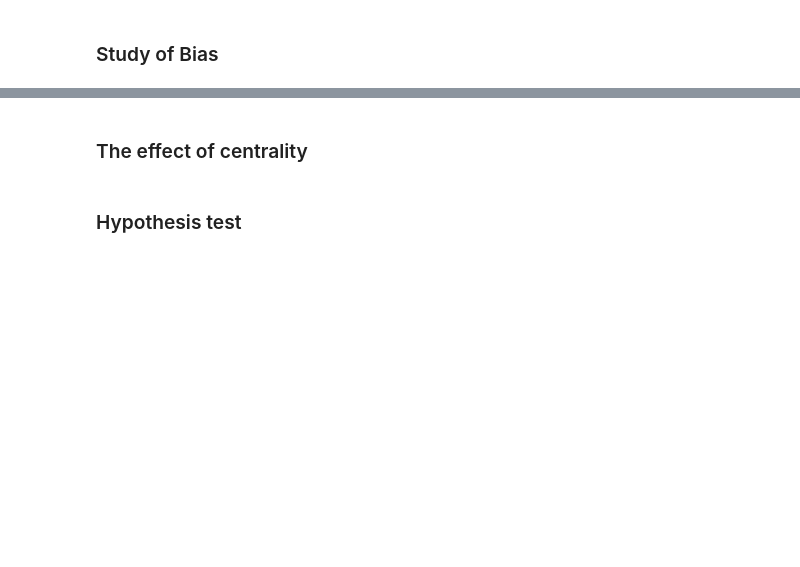
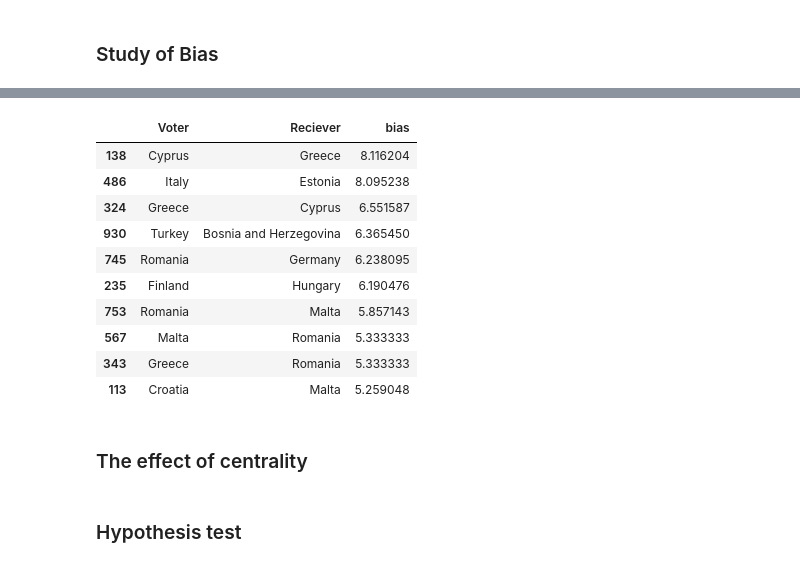
Before and after one commit to Mate1Coll/Eurovision_Contest_Analysis, a Jupyter notebook: Notebook.ipynb, the cells around one changed output, grey strips where cells are left out. Cells and saved outputs as stored; diff of their text form; code cells hidden in the pictures; blank space fills up the shorter version.

```diff
--- a/Notebook.ipynb
+++ b/Notebook.ipynb
@@ -450,3 +662,17 @@ cluster_analysis(df_final_round, initial_year=1980, final_year=2019)
+# %%
+bias_dyads(df_final_round, initial_year=1957, final_year=1997)
+# %% [output]
+|  | Voter | Reciever | bias |
+| 138 | Cyprus | Greece | 8.116204 |
+| 486 | Italy | Estonia | 8.095238 |
+| 324 | Greece | Cyprus | 6.551587 |
+| 930 | Turkey | Bosnia and Herzegovina | 6.365450 |
+| 745 | Romania | Germany | 6.238095 |
+| 235 | Finland | Hungary | 6.190476 |
+| 753 | Romania | Malta | 5.857143 |
+| 567 | Malta | Romania | 5.333333 |
+| 343 | Greece | Romania | 5.333333 |
+| 113 | Croatia | Malta | 5.259048 |
 # %% [markdown]
 ### The effect of centrality
 # %% [markdown]
```
Also changed, not shown: parts of 15 cells of this notebook.
